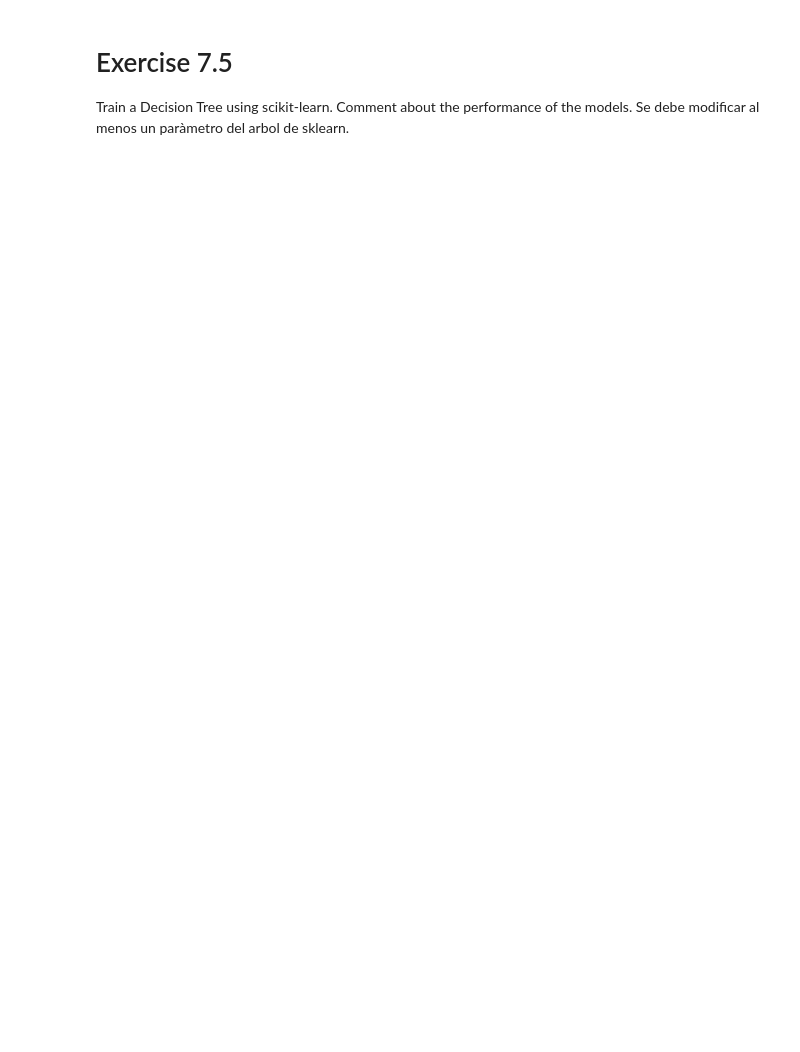
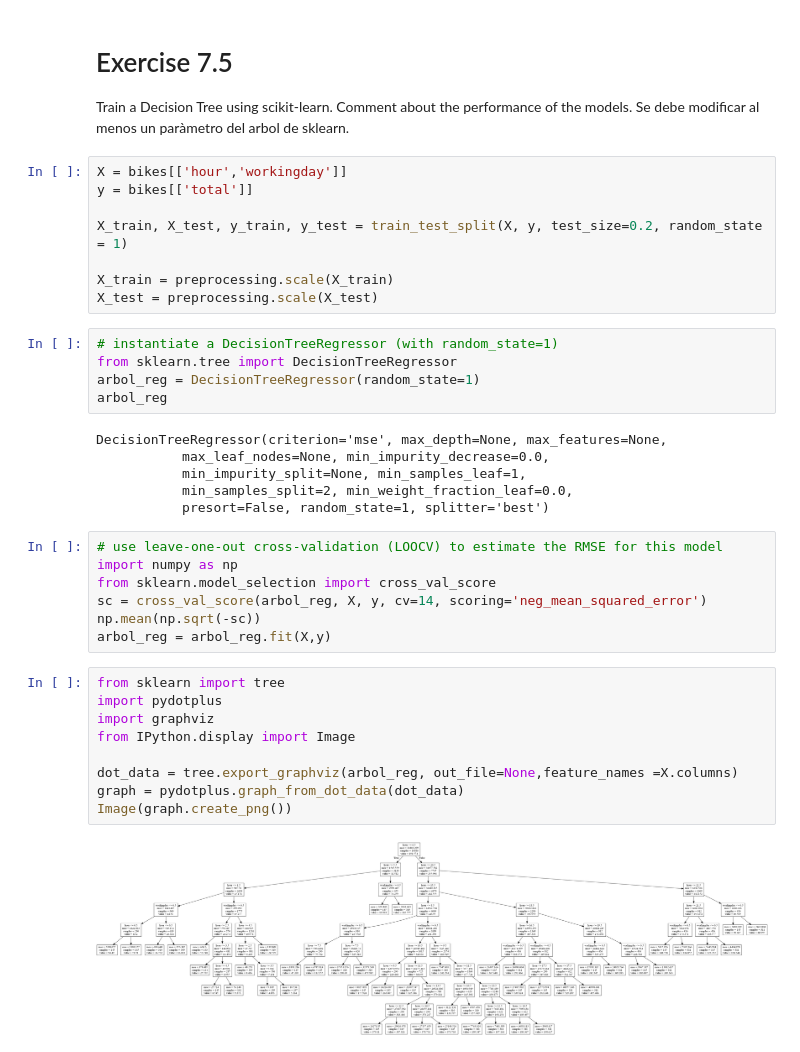
Before and after one commit to darestrepov/intro_to_machine_learning, a Jupyter notebook: E7-DecisionTrees.ipynb, the cells around one changed output. Drawn from its saved outputs; the diff is of its cells as text; blank space fills up the shorter version.

```diff
--- a/E7-DecisionTrees.ipynb
+++ b/E7-DecisionTrees.ipynb
@@ -124,3 +536,40 @@ Create a Decision Tree to forecast "total" by manually iterating over the featur
 # Exercise 7.5
 
 Train a Decision Tree using scikit-learn. Comment about the performance of the models. Se debe modificar al menos un paràmetro del arbol de sklearn.
+# %%
+X = bikes[['hour','workingday']]
+y = bikes[['total']]
+
+X_train, X_test, y_train, y_test = train_test_split(X, y, test_size=0.2, random_state = 1)
+
+X_train = preprocessing.scale(X_train)
+X_test = preprocessing.scale(X_test)
+# %%
+# instantiate a DecisionTreeRegressor (with random_state=1)
+from sklearn.tree import DecisionTreeRegressor
+arbol_reg = DecisionTreeRegressor(random_state=1)
+arbol_reg
+# %% [output]
+DecisionTreeRegressor(criterion='mse', max_depth=None, max_features=None,
+           max_leaf_nodes=None, min_impurity_decrease=0.0,
+           min_impurity_split=None, min_samples_leaf=1,
+           min_samples_split=2, min_weight_fraction_leaf=0.0,
+           presort=False, random_state=1, splitter='best')
+# %%
+# use leave-one-out cross-validation (LOOCV) to estimate the RMSE for this model
+import numpy as np
+from sklearn.model_selection import cross_val_score
+sc = cross_val_score(arbol_reg, X, y, cv=14, scoring='neg_mean_squared_error')
+np.mean(np.sqrt(-sc))
+arbol_reg = arbol_reg.fit(X,y)
+# %%
+from sklearn import tree
+import pydotplus
+import graphviz
+from IPython.display import Image
+
+dot_data = tree.export_graphviz(arbol_reg, out_file=None,feature_names =X.columns)
+graph = pydotplus.graph_from_dot_data(dot_data)
+Image(graph.create_png())
+# %% [output]
+[figure, added]
```
Also changed, not shown: parts of 44 cells of this notebook, 1 other file.
